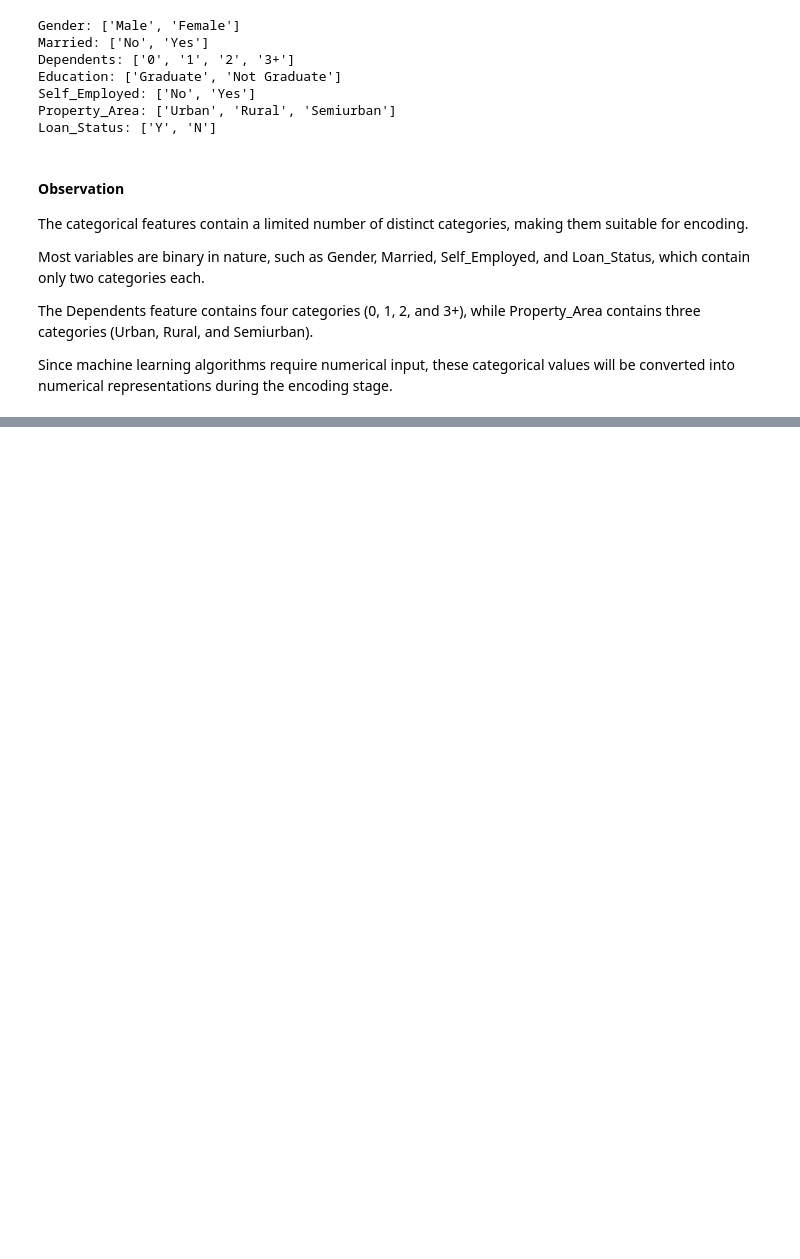
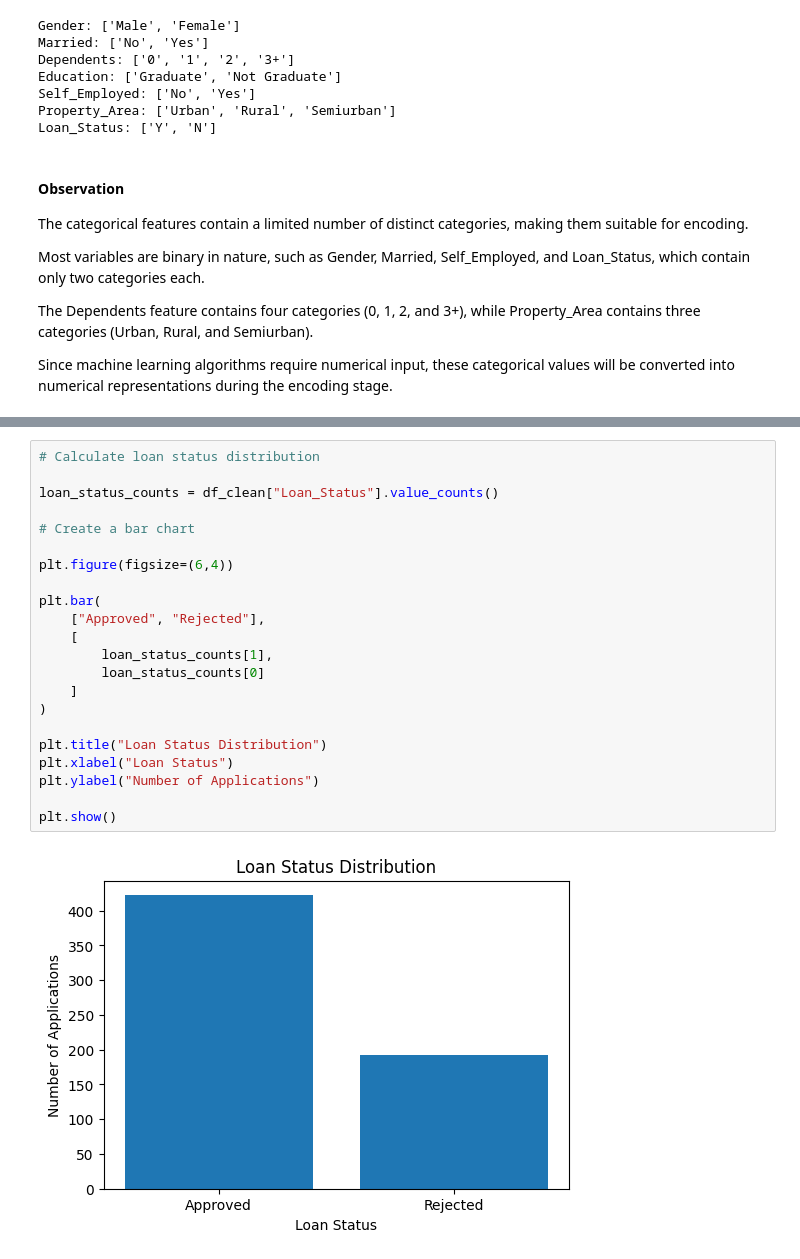
Before and after one commit to huzaifawaheed2/DevelopersHub-Corporation-Internship, a Jupyter notebook: Project-02-Credit-Risk-Prediction/notebooks/credit_risk_prediction.ipynb, the cells around one changed output, grey strips where cells are left out. Drawn from its saved outputs; the diff is of its cells as text; blank space fills up the shorter version.

```diff
--- a/Project-02-Credit-Risk-Prediction/notebooks/credit_risk_prediction.ipynb
+++ b/Project-02-Credit-Risk-Prediction/notebooks/credit_risk_prediction.ipynb
@@ -811,0 +732,24 @@ plt.show()
+# %%
+# Calculate loan status distribution
+
+loan_status_counts = df_clean["Loan_Status"].value_counts()
+
+# Create a bar chart
+
+plt.figure(figsize=(6,4))
+
+plt.bar(
+    ["Approved", "Rejected"],
+    [
+        loan_status_counts[1],
+        loan_status_counts[0]
+    ]
+)
+
+plt.title("Loan Status Distribution")
+plt.xlabel("Loan Status")
+plt.ylabel("Number of Applications")
+
+plt.show()
+# %% [output]
+[figure, added]
```
Also changed, not shown: parts of 140 cells of this notebook.
